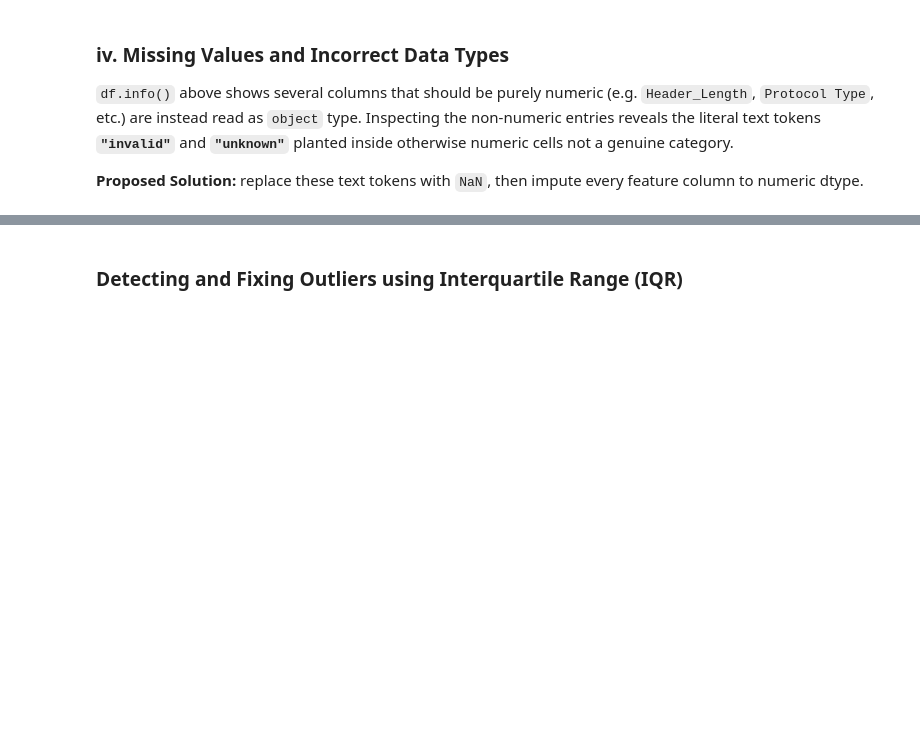
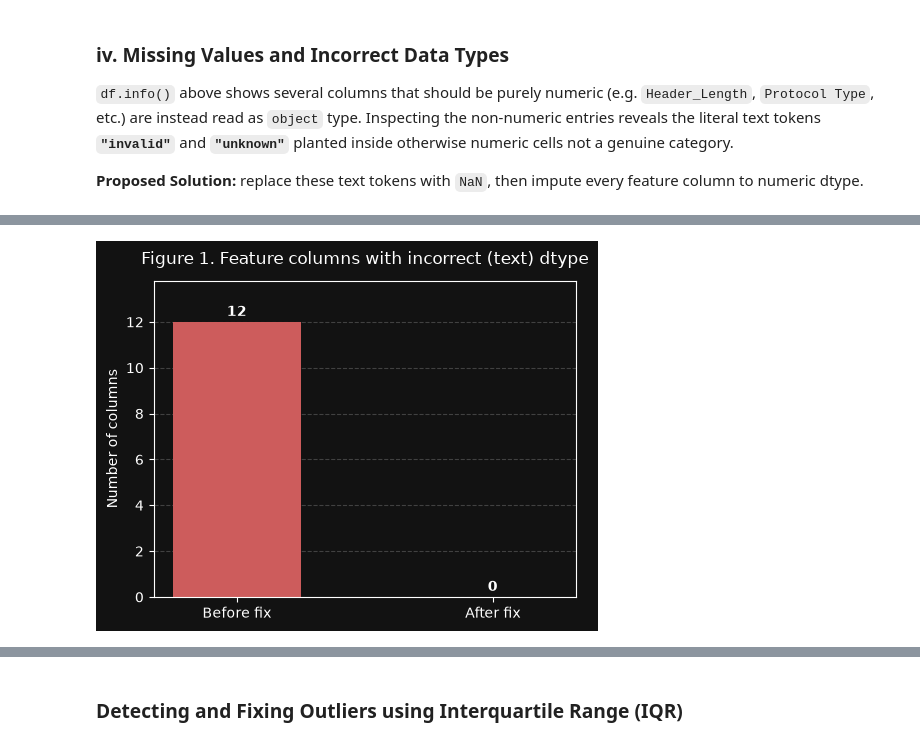
Before and after one commit to MR-Goldenyt/Argus, a Jupyter notebook: Argus.ipynb, the cells around one changed output, grey strips where cells are left out. Saved outputs shown, nothing was run; the diff lists cells and outputs as text; code cells hidden in the pictures; blank space fills up the shorter version.

```diff
--- a/Argus.ipynb
+++ b/Argus.ipynb
@@ -304,0 +132,84 @@ All 46 feature columns are now numeric typed: True
+# %%
+# bar chart background color
+BG = "#121212"
+
+def coerce_numeric(raw):
+    """Coerce columns to numeric; return (coerced frame, values that failed to parse)."""
+    numeric = raw.apply(pd.to_numeric, errors="coerce")
+    bad = raw.notna() & numeric.isna()  # had a value but became NaN
+    return numeric, raw.to_numpy()[bad.to_numpy(dtype=bool)]
+
+def print_col_types(cols, before, after):
+    """Print indexed columns with their dtype change (before -> after)."""
+    pad = len(str(len(cols)))               # zero-pad the index
+    width = max(map(len, cols), default=0)  # align the dtype column
+    for i, col in enumerate(cols, 1):
+        # here we use an f string to format:
+        # variable on the left side and styling properties on the right
+        # the : (colon) seperates them
+        print(f"{i:0{pad}d}  {col:<{width}}  {before[col]} -> {after[col]}")
+
+def bar_before_after(values, title, ylabel, save_path=None):
+    """Dark-style bar chart of a metric before vs after the fix."""
+    style = ["dark_background", {"figure.facecolor": BG, "axes.facecolor": BG}]
+    with plt.style.context(style):
+        fig, ax = plt.subplots(figsize=(5, 4))
+        ax.bar(["Before fix", "After fix"], values, color=["indianred", "seagreen"], width=0.5)
+        ax.bar_label(ax.containers[0], fmt="%d", padding=2, fontweight="bold")
+        ax.set_title(title, pad=12)
+        ax.set_ylabel(ylabel)
+        ax.set_ylim(0, max(values) * 1.15 or 1)  # headroom so labels aren't clipped
+        ax.grid(axis="y", linestyle="--", alpha=0.2)
+        ax.set_axisbelow(True)
+        fig.tight_layout()
+        if save_path:
+            fig.savefig(save_path, dpi=240, facecolor=BG)
+
+# ======== Before ========
+# Get text columns
+object_cols_before = (
+    df[feature_cols].select_dtypes(include=["str", "object"]).columns.to_list()  # "str" avoids pandas warning
+)
+raw = df[object_cols_before]
+dtypes_before = raw.dtypes
+missing_values_before = df.isna().to_numpy().sum()
+numeric, non_numbers = coerce_numeric(raw)
+unique_non_numbers = pd.unique(non_numbers)
+
+print("======== Before ========")
+print("Total non-numeric values:", len(non_numbers))
+print("Total Missing values:", missing_values_before)
+print(f"Identified {len(unique_non_numbers)} unique non-numeric (text) values: {unique_non_numbers}")
+
+# ======== Cleaning ========
+df[object_cols_before] = numeric  # bad values become NaN
+
+# ======== After ========
+missing_values_after = df.isna().to_numpy().sum()
+object_cols_after = df[feature_cols].select_dtypes(include=["str", "object"]).columns.to_list()
+_, non_numbers_after = coerce_numeric(df[object_cols_after])
+
+print("\n======== After ========")
+print("Total non-numeric values:", len(non_numbers_after))
+print("Total Missing values:", missing_values_after)
+print("New NaNs created by coercion:", missing_values_after - missing_values_before)
+
+print("\n======== Conclusion ========")
+print(f"All {len(feature_cols)} feature columns are now numeric typed:", not object_cols_after)
+print("Columns after cleaning (dtype before -> after):")
+print_col_types(object_cols_before, dtypes_before, df[object_cols_before].dtypes)
+
+# ======== Figures ========
+bar_before_after(
+    [len(object_cols_before), len(object_cols_after)],
+    "Figure 1. Feature columns with incorrect (text) dtype",
+    "Number of columns",
+    # save_path="figures/fig1_dtype_fix.png",
+)
+bar_before_after(
+    [missing_values_before, missing_values_after],
+    "Figure 2. Cells with missing values in the dataset",
+    "Number of missing values",
+    # save_path="figures/fig2_missing_values.png",
+)
+# %% [output]
@@ -304,0 +233 @@ All 46 feature columns are now numeric typed: True
+[figure, added]
```
Also changed, not shown: parts of 4 cells of this notebook.
